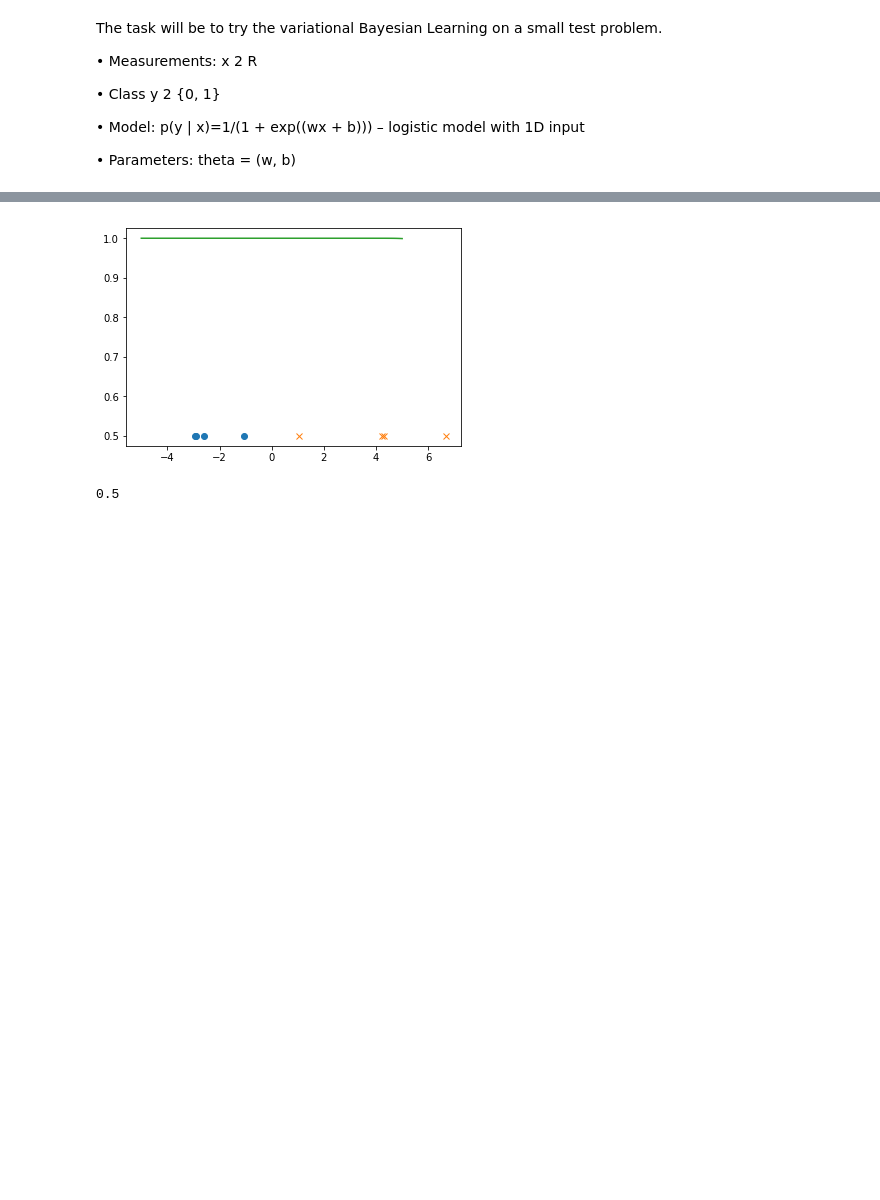
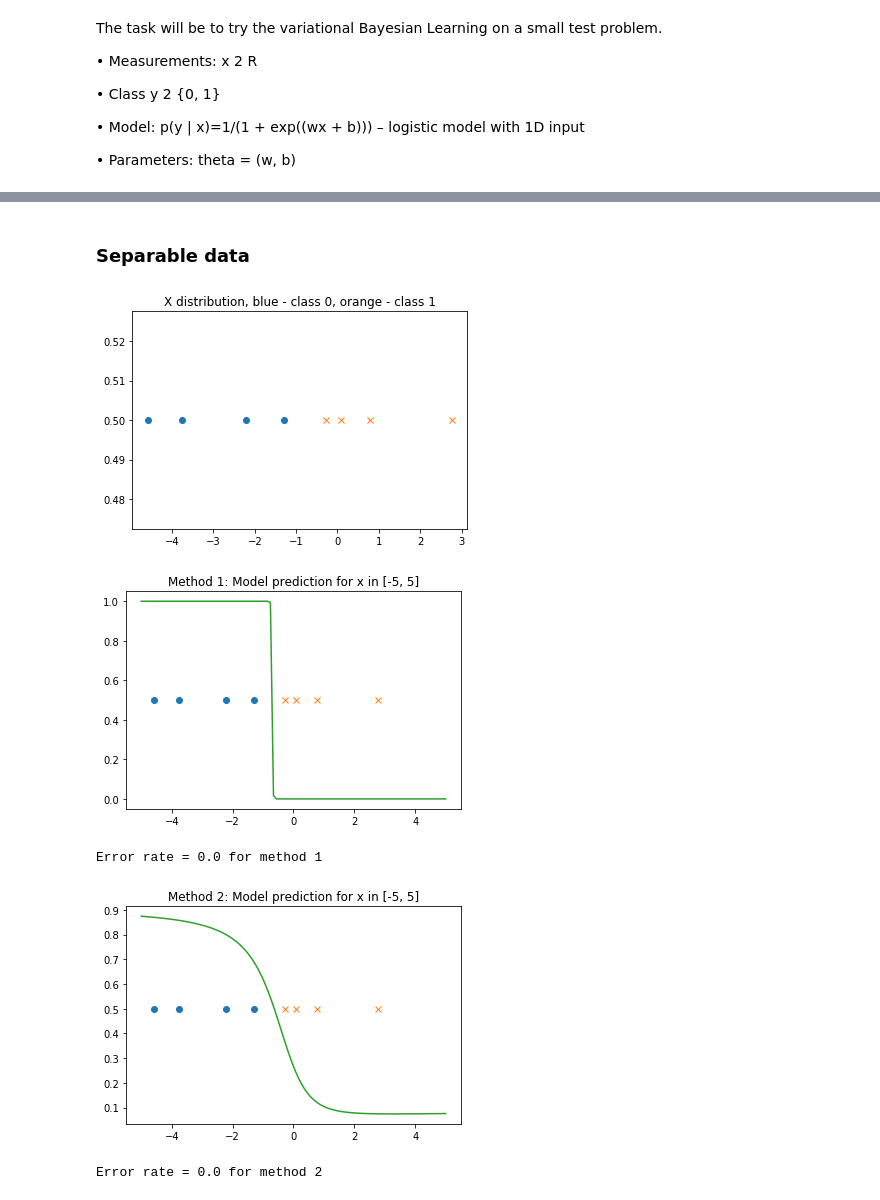
Before and after one commit to kzorina/cv_hw_graphical_models, a Jupyter notebook: HW_task2.ipynb, the cells around one changed output, grey strips where cells are left out. Cells and saved outputs as stored; diff of their text form; code cells hidden in the pictures; blank space fills up the shorter version.

```diff
--- a/HW_task2.ipynb
+++ b/HW_task2.ipynb
@@ -16,9 +16,12 @@ import matplotlib.pyplot as plt
 # %%
 def prediction(x, theta):
     """ model posterior probability p(y=0 | x; theta) """
-    w = theta[0]
-    b = theta[1]
-    return  np.array([1/(1 + exp(-(w*xi + b))) for xi in x])
+    x_to_work = np.zeros((len(x),2))
+    x_to_work[:,0] = x
+    x_to_work[:,1] = 1
+    result = np.zeros(len(x))
+    result = 1/(1 + np.exp(-(x_to_work.dot(theta))))
+    return  result
 # %%
 def log_likelihood(py, y):
     """ log likelihood of a given prediction at ground truth y"""
@@ -57,9 +60,9 @@ def optimize_theta(x, y):
 # %%
 def optimize_eta(x, y):
     w_prior_mu = 0
-    w_prior_var = 10**6
+    w_prior_var = 10**2
     b_prior_mu = 0
-    b_prior_var = 10**8
+    b_prior_var = 10**3
     x = np.array(x)
     vb = lambda eta: -log_likelihood(expected_prediction(x, eta), y) +  \
                     kl_div(w_prior_mu, eta[0], w_prior_var, variance_parametrization(eta[2])) + \
@@ -131,16 +97,43 @@ print(error_rate(prob_to_label(y_pred), y))
-# %%
-opt_eta = optimize_eta(x, y)
-x_pred = np.linspace(-5, 5, 100)
-y_pred_prob = expected_prediction(x_pred, opt_eta)
-
-plt.plot(class_0, len(class_0)*[0.5], "o")
-plt.plot(class_1, len(class_1)*[0.5], "x")
-plt.plot(x_pred, y_pred_prob)
-#plt.fill(y)
-plt.show()
-
-y_pred = expected_prediction(x, opt_eta)
-print(error_rate(prob_to_label(y_pred), y))
-# %% [output]
-[figure, removed]
-0.5
+# %% [markdown]
+### Separable data
+# %%
+N = 8
+x, y, class_0, class_1 = create_dataset(N)
+
+plt.plot(class_0, len(class_0)*[0.5], "o")
+plt.plot(class_1, len(class_1)*[0.5], "x")
+plt.title("X distribution, blue - class 0, orange - class 1")
+plt.show()
+
+
+opt_theta = optimize_theta(x, y)
+x_pred = np.linspace(-5, 5, 100)
+y_pred_prob = prediction(x_pred, opt_theta)
+
+plt.plot(class_0, len(class_0)*[0.5], "o")
+plt.plot(class_1, len(class_1)*[0.5], "x")
+plt.plot(x_pred, y_pred_prob)
+plt.title("Method 1: Model prediction for x in [-5, 5]")
+plt.show()
+
+y_pred = prediction(x, opt_theta)
+print("Error rate = {} for method 1".format(error_rate(prob_to_label(y_pred), y)))
+
+opt_eta = optimize_eta(x, y)
+x_pred = np.linspace(-5, 5, 100)
+y_pred_prob = expected_prediction(x_pred, opt_eta)
+
+plt.plot(class_0, len(class_0)*[0.5], "o")
+plt.plot(class_1, len(class_1)*[0.5], "x")
+plt.plot(x_pred, y_pred_prob)
+plt.title("Method 2: Model prediction for x in [-5, 5]")
+plt.show()
+
+y_pred = expected_prediction(x, opt_eta)
+print("Error rate = {} for method 2".format(error_rate(prob_to_label(y_pred), y)))
+# %% [output]
+[figure, added]
+[figure, added]
+Error rate = 0.0 for method 1
+[figure, added]
+Error rate = 0.0 for method 2
```
Also changed, not shown: parts of 14 cells of this notebook.
